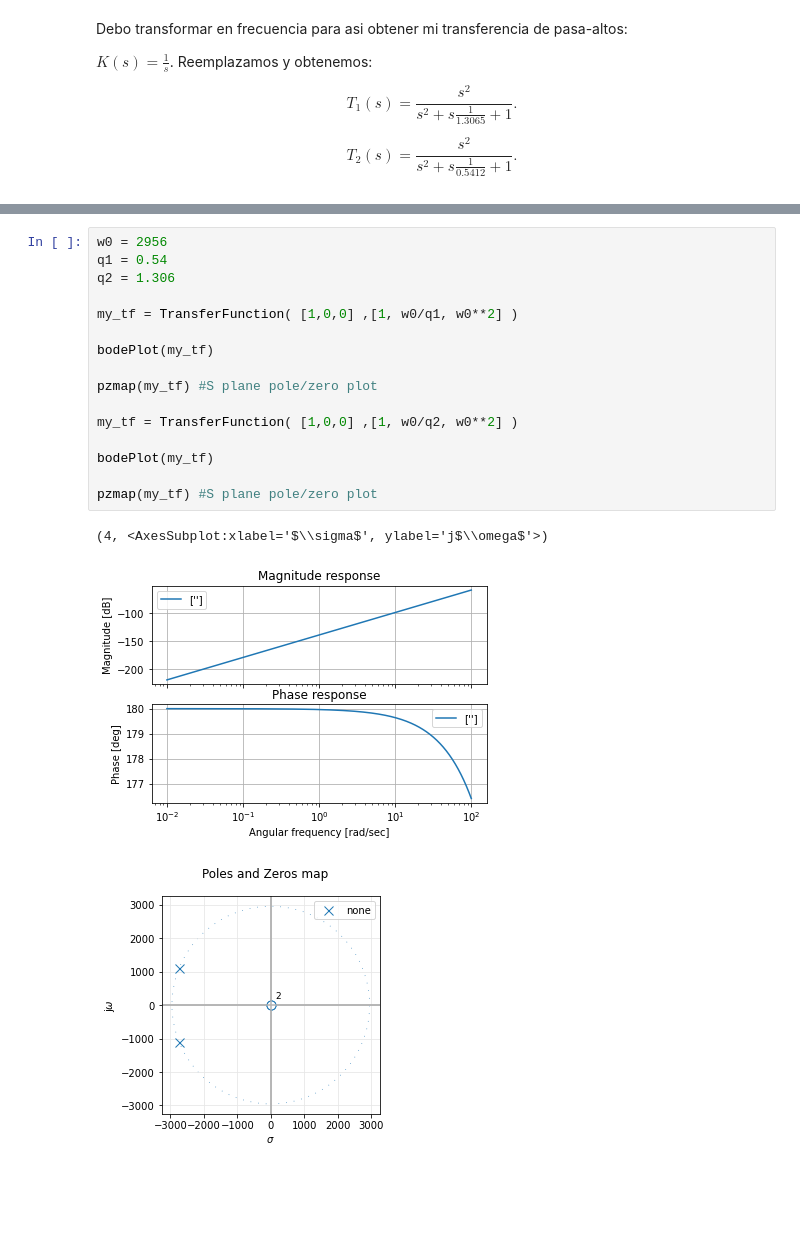
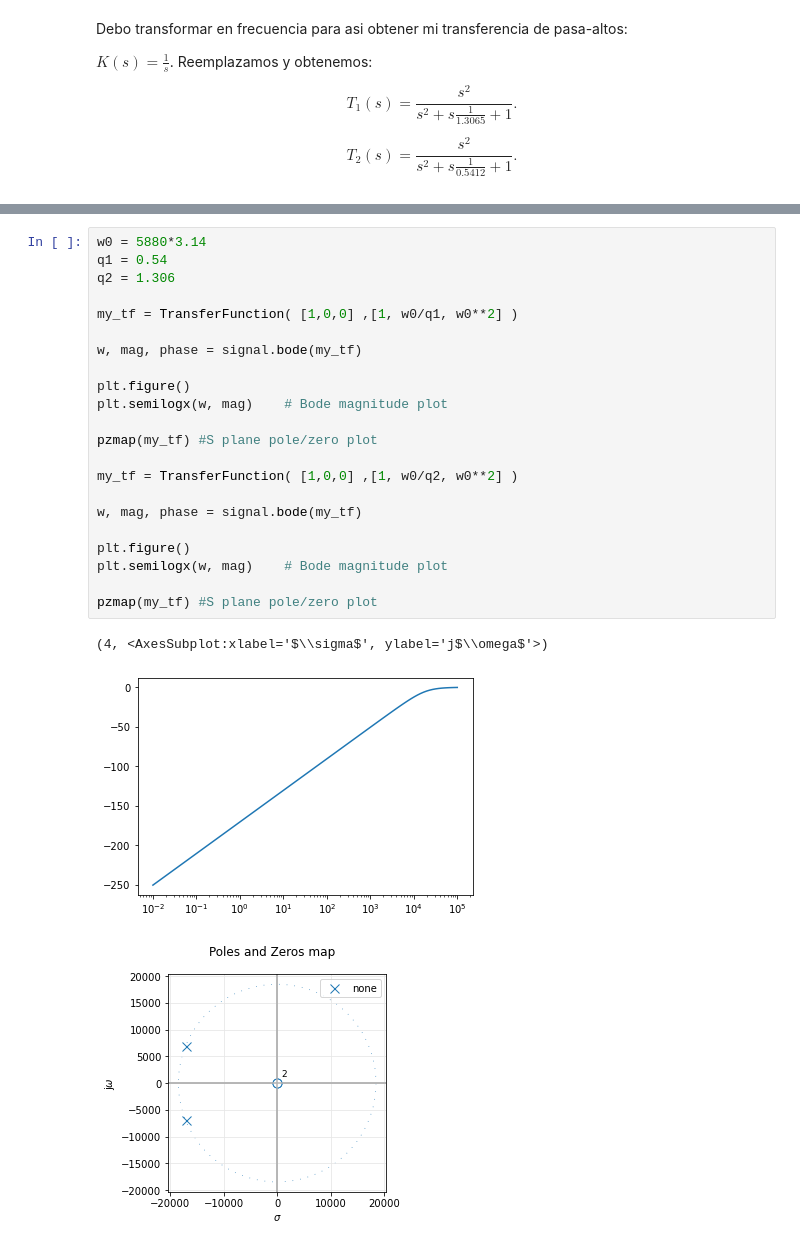
Before and after one commit to brunoricciotti/TC2, a Jupyter notebook: TP Semanales/TS3/TS3_Final.ipynb, the cells around one changed output, grey strips where cells are left out. Drawn from its saved outputs; the diff is of its cells as text; blank space fills up the shorter version.

```diff
--- a/TP Semanales/TS3/TS3_Final.ipynb
+++ b/TP Semanales/TS3/TS3_Final.ipynb
@@ -72,21 +73,27 @@ T_2(s) = \frac{s^2}{s^2+s\frac{2956}{0.5412}+2956^2}.
 \end{equation}
 # %%
-w0 = 2956
+w0 = 5880*3.14
 q1 = 0.54
 q2 = 1.306
 
 my_tf = TransferFunction( [1,0,0] ,[1, w0/q1, w0**2] )
 
-bodePlot(my_tf)
+w, mag, phase = signal.bode(my_tf)
+
+plt.figure()
+plt.semilogx(w, mag)    # Bode magnitude plot
 
 pzmap(my_tf) #S plane pole/zero plot
 
 my_tf = TransferFunction( [1,0,0] ,[1, w0/q2, w0**2] )
 
-bodePlot(my_tf)
+w, mag, phase = signal.bode(my_tf)
+
+plt.figure()
+plt.semilogx(w, mag)    # Bode magnitude plot
 
 pzmap(my_tf) #S plane pole/zero plot
 # %% [output]
 (4, <AxesSubplot:xlabel='$\\sigma$', ylabel='j$\\omega$'>)
-[figure, old version]
+[figure, new version]
-[figure, old version]
+[figure, new version]
```
Also changed, not shown: parts of 9 cells of this notebook, 5 other files.
